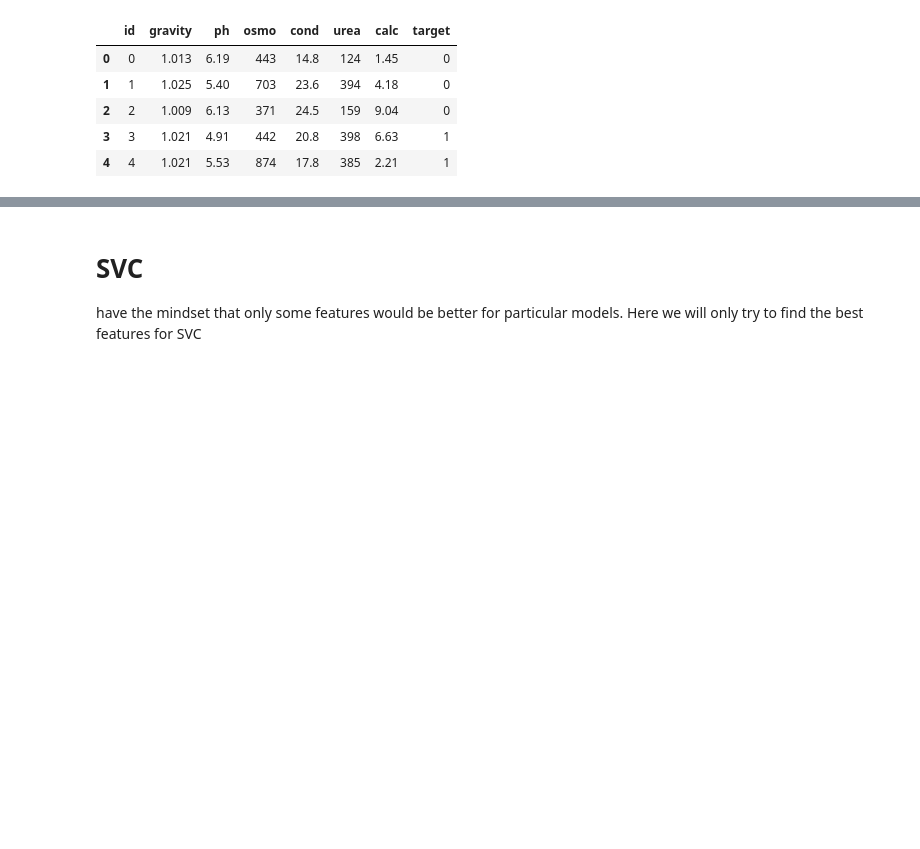
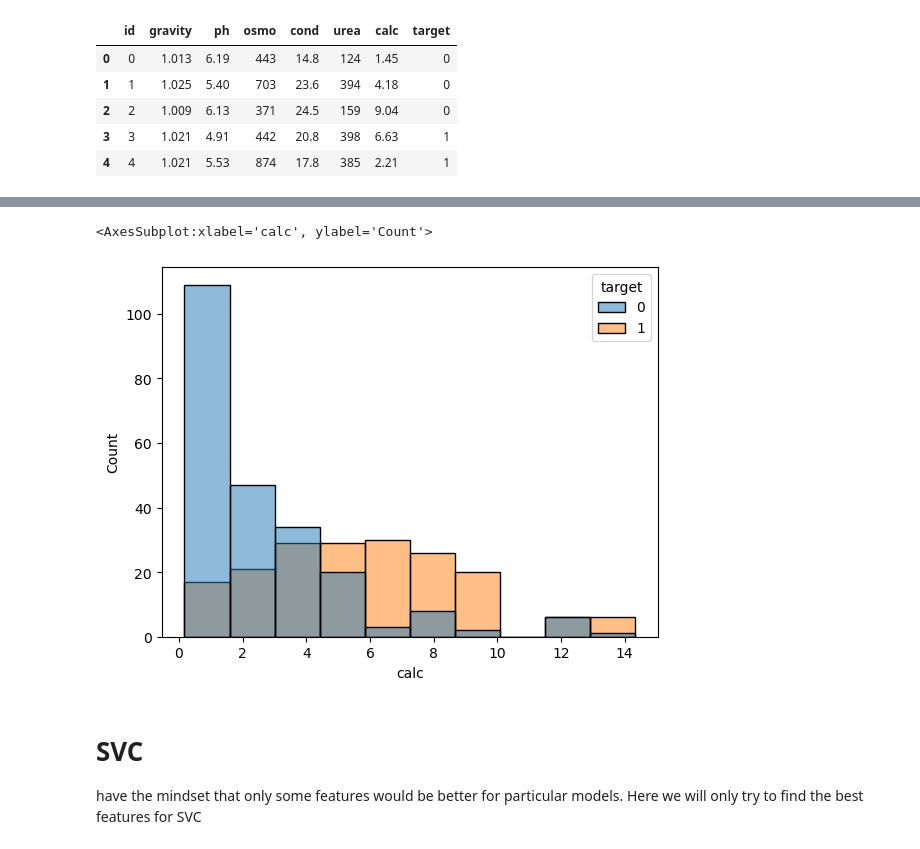
Before and after one commit to shoabahamed/kaggle_playground_season_3_episode_12, a Jupyter notebook: feature-selection-and-tuning.ipynb, the cells around one changed output, grey strips where cells are left out. Cells and saved outputs as stored; diff of their text form; code cells hidden in the pictures; blank space fills up the shorter version.

```diff
--- a/feature-selection-and-tuning.ipynb
+++ b/feature-selection-and-tuning.ipynb
@@ -56,3 +63,8 @@ train.head()
+# %%
+sns.histplot(data=train, x='calc', hue='target', bins=int(np.ceil(np.log2(len(train))+1)))
+# %% [output]
+<AxesSubplot:xlabel='calc', ylabel='Count'>
+[figure, added]
 # %%
 #  plot correaltion
 def plot_corr(df, features, target, sort=False, method='pearson', figsize=(13, 8), use_mask=True, mask_type="triu", **kwargs):
```
Also changed, not shown: parts of 79 cells of this notebook.
